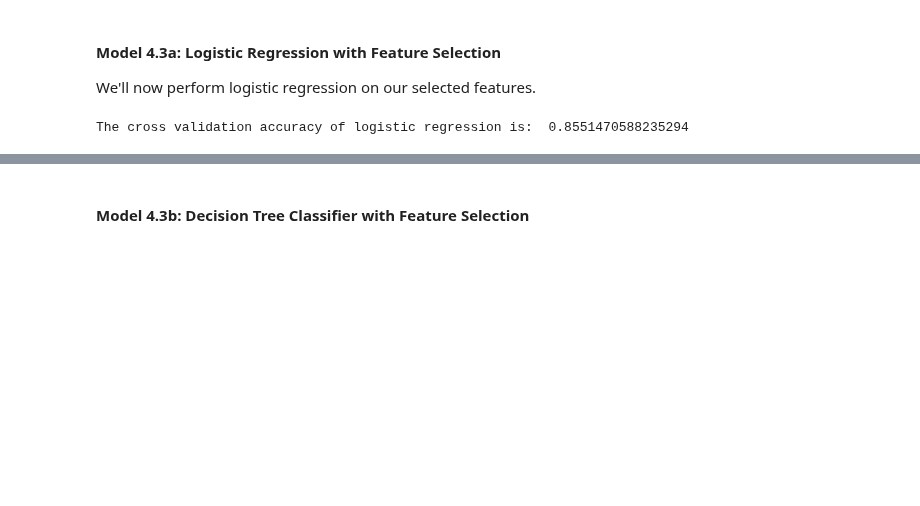
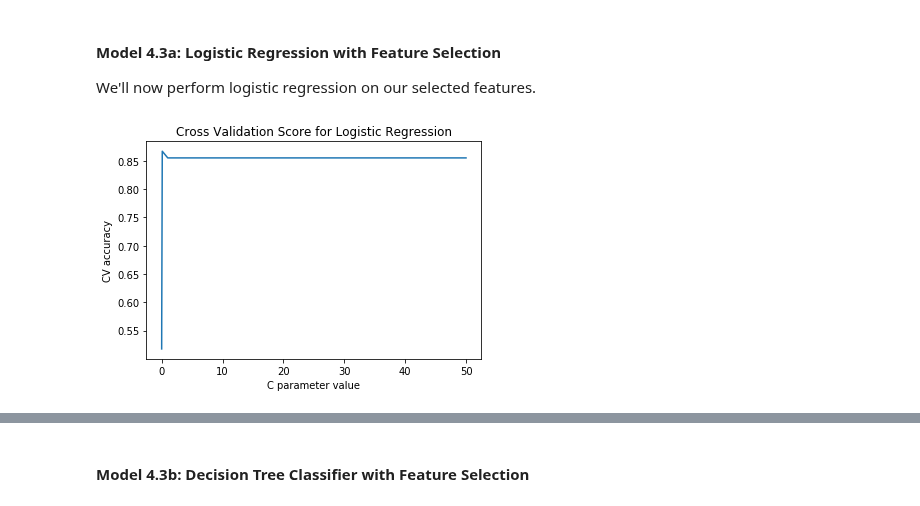
Before and after one commit to ktang98/basketball_analysis, a Jupyter notebook: basketball/basketball_analysis.ipynb, the cells around one changed output, grey strips where cells are left out. Cells and saved outputs as stored; diff of their text form; code cells hidden in the pictures; blank space fills up the shorter version.

```diff
--- a/basketball/basketball_analysis.ipynb
+++ b/basketball/basketball_analysis.ipynb
@@ -489,11 +491,18 @@ Using the moving average helps us make much better predictions, even without a s
 #### Model 4.3a: Logistic Regression with Feature Selection
 
 We'll now perform logistic regression on our selected features.
-# %%
-train_x_cleaned = train_x[final_features]
-
-logreg_naive = LogisticRegression()
-logreg_score = np.mean(cross_val_score(logreg_naive, train_x_cleaned, train_y, cv=5))
-print('The cross validation accuracy of logistic regression is: ', logreg_score)
-# %% [output]
-The cross validation accuracy of logistic regression is:  0.8551470588235294
+# %%
+train_x_cleaned = train_x[final_features]
+Cs = [0.001, 0.01, 0.1, 1, 10, 20, 50]
+
+logreg_score = []
+for C in Cs:
+    logreg_naive = LogisticRegression(C=C, random_state=42)
+    logreg_score.append(np.mean(cross_val_score(logreg_naive, train_x_cleaned, train_y, cv=5)))
+
+plt.plot(Cs, logreg_score)
+plt.title('Cross Validation Score for Logistic Regression')
+plt.xlabel('C parameter value')
+plt.ylabel('CV accuracy');
+# %% [output]
+[figure, added]
```
Also changed, not shown: parts of 19 cells of this notebook.
